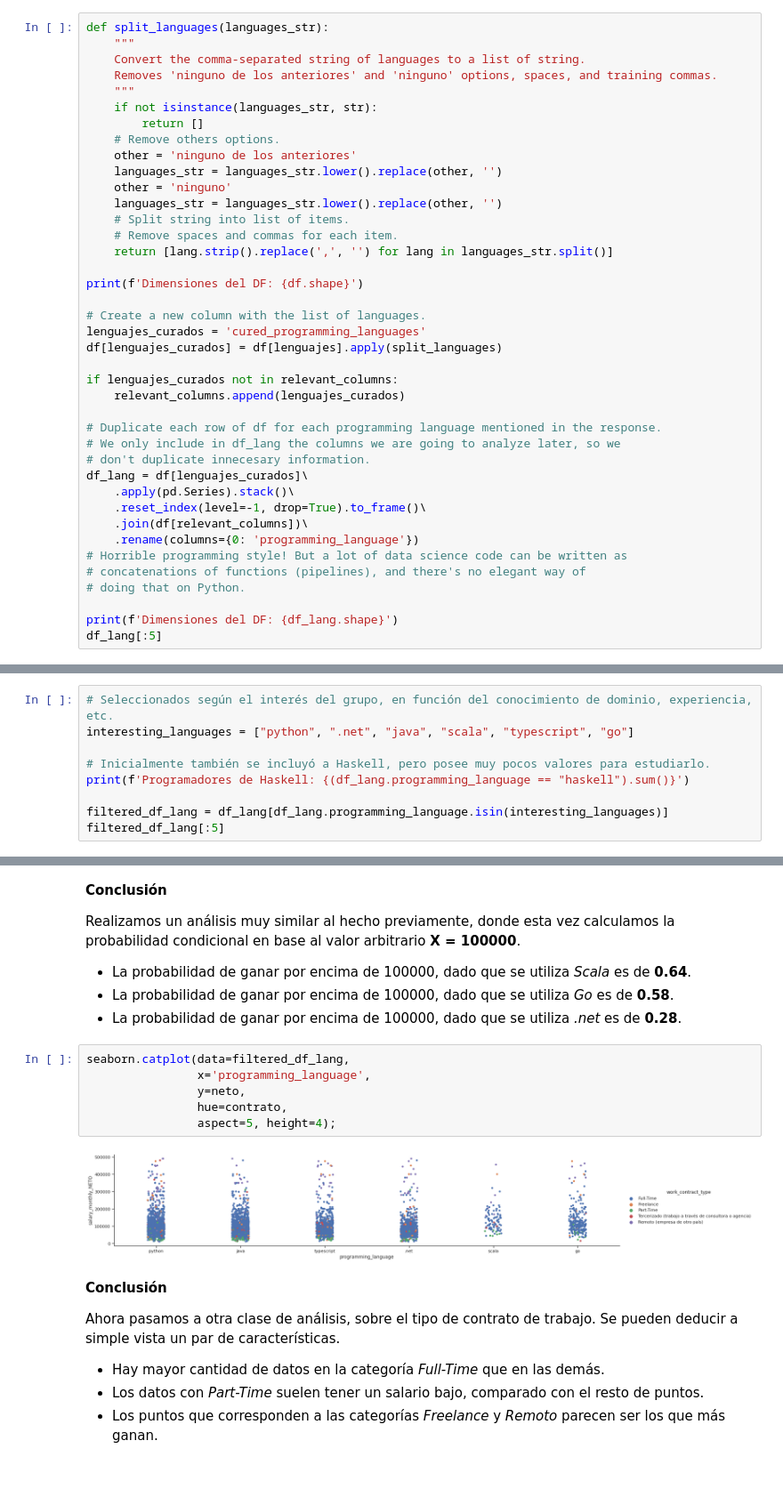
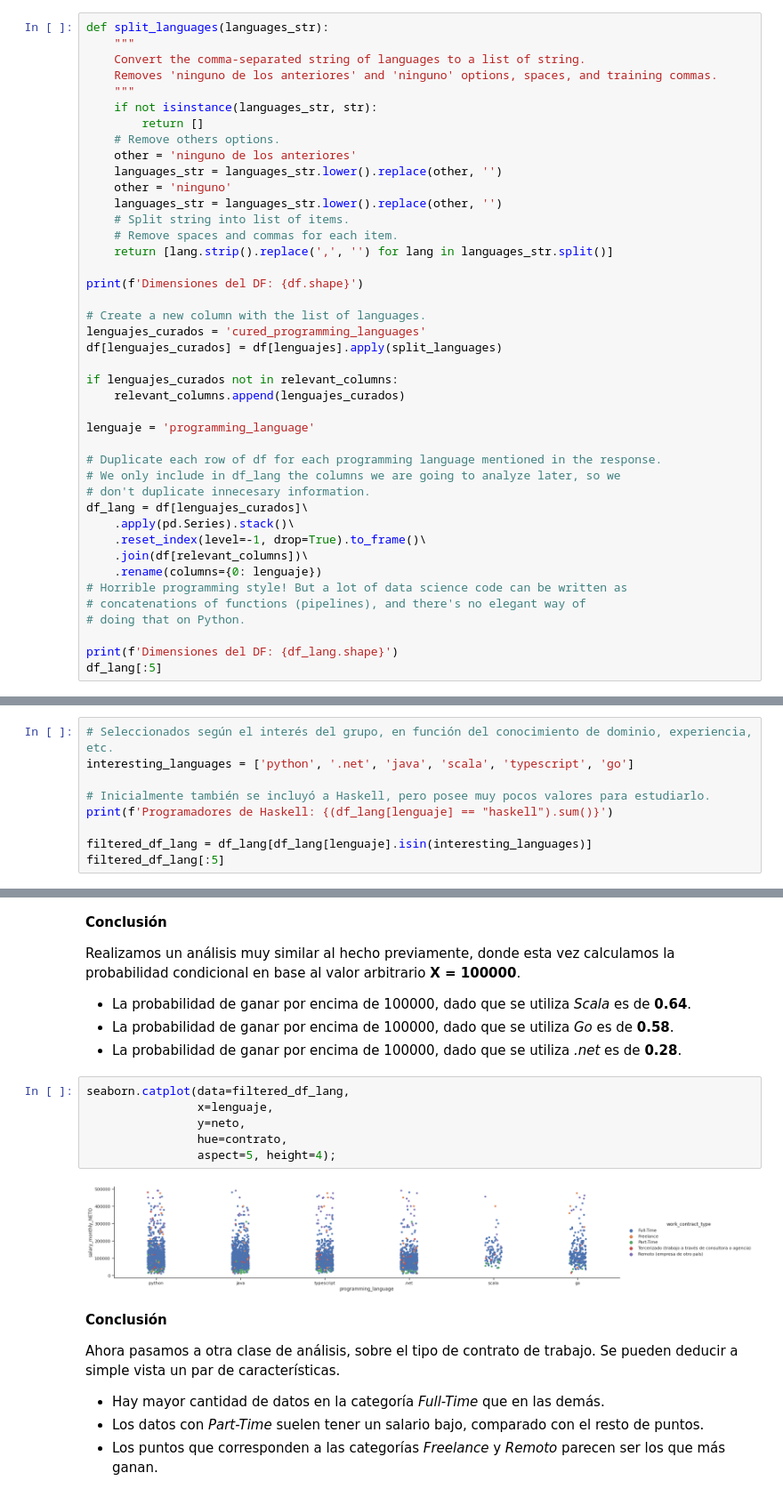
Before and after one commit to mgobbi289/DiploDatos, a Jupyter notebook: AnalisisyVisualizacion/Entregable_1_Ejercicio_1.ipynb, the cells around one changed output, grey strips where cells are left out. Shown at 89% size. Drawn from its saved outputs; the diff is of its cells as text.

```diff
--- a/AnalisisyVisualizacion/Entregable_1_Ejercicio_1.ipynb
+++ b/AnalisisyVisualizacion/Entregable_1_Ejercicio_1.ipynb
@@ -214,6 +214,8 @@ df[lenguajes_curados] = df[lenguajes].apply(split_languages)
 if lenguajes_curados not in relevant_columns:
     relevant_columns.append(lenguajes_curados)
 
+lenguaje = 'programming_language'
+
 # Duplicate each row of df for each programming language mentioned in the response.
 # We only include in df_lang the columns we are going to analyze later, so we
 # don't duplicate innecesary information.
@@ -221,7 +223,7 @@ df_lang = df[lenguajes_curados]\
     .apply(pd.Series).stack()\
     .reset_index(level=-1, drop=True).to_frame()\
     .join(df[relevant_columns])\
-    .rename(columns={0: 'programming_language'})
+    .rename(columns={0: lenguaje})
 # Horrible programming style! But a lot of data science code can be written as
 # concatenations of functions (pipelines), and there's no elegant way of
 # doing that on Python.
@@ -269,12 +271,12 @@ Cantidad de lenguajes: 195
 El siguiente código permite seleccionar sólo las filas donde el valor de la columna `programming_language` se encuentre en la lista `interesting_languages`.
 # %%
 # Seleccionados según el interés del grupo, en función del conocimiento de dominio, experiencia, etc.
-interesting_languages = ["python", ".net", "java", "scala", "typescript", "go"]
+interesting_languages = ['python', '.net', 'java', 'scala', 'typescript', 'go']
 
 # Inicialmente también se incluyó a Haskell, pero posee muy pocos valores para estudiarlo.
-print(f'Programadores de Haskell: {(df_lang.programming_language == "haskell").sum()}')
+print(f'Programadores de Haskell: {(df_lang[lenguaje] == "haskell").sum()}')
 
-filtered_df_lang = df_lang[df_lang.programming_language.isin(interesting_languages)]
+filtered_df_lang = df_lang[df_lang[lenguaje].isin(interesting_languages)]
 filtered_df_lang[:5]
 # %% [output]
 Programadores de Haskell: 0
@@ -385,12 +387,12 @@ Realizamos un análisis muy similar al hecho previamente, donde esta vez calcula
 - La probabilidad de ganar por encima de 100000, dado que se utiliza *.net* es de **0.28**.
 # %%
 seaborn.catplot(data=filtered_df_lang,
-                x='programming_language',
+                x=lenguaje,
                 y=neto,
                 hue=contrato,
                 aspect=5, height=4);
 # %% [output]
-[figure, old version]
+[figure, new version]
 # %% [markdown]
 **Conclusión**
 
```
Also changed, not shown: parts of 12 cells of this notebook.
